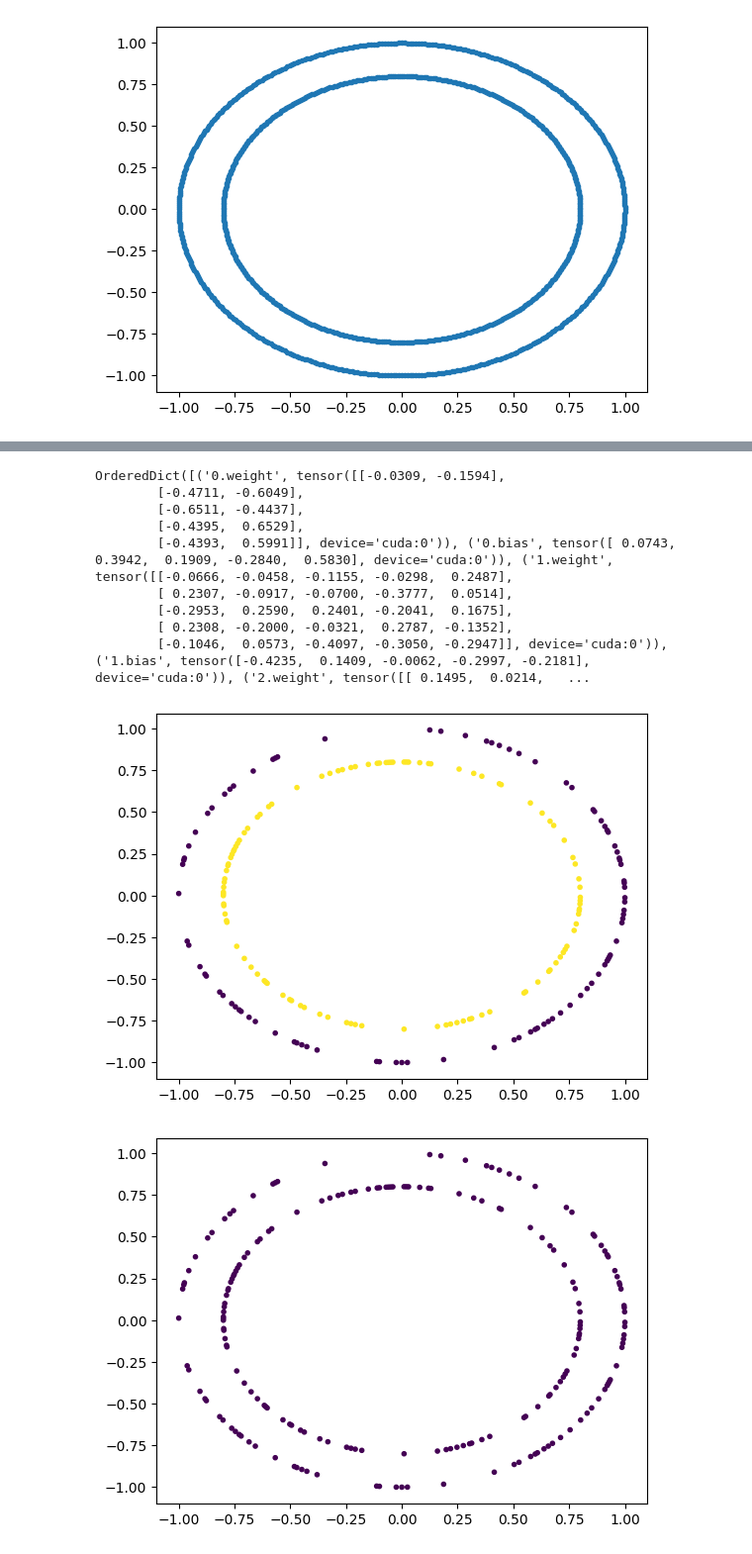
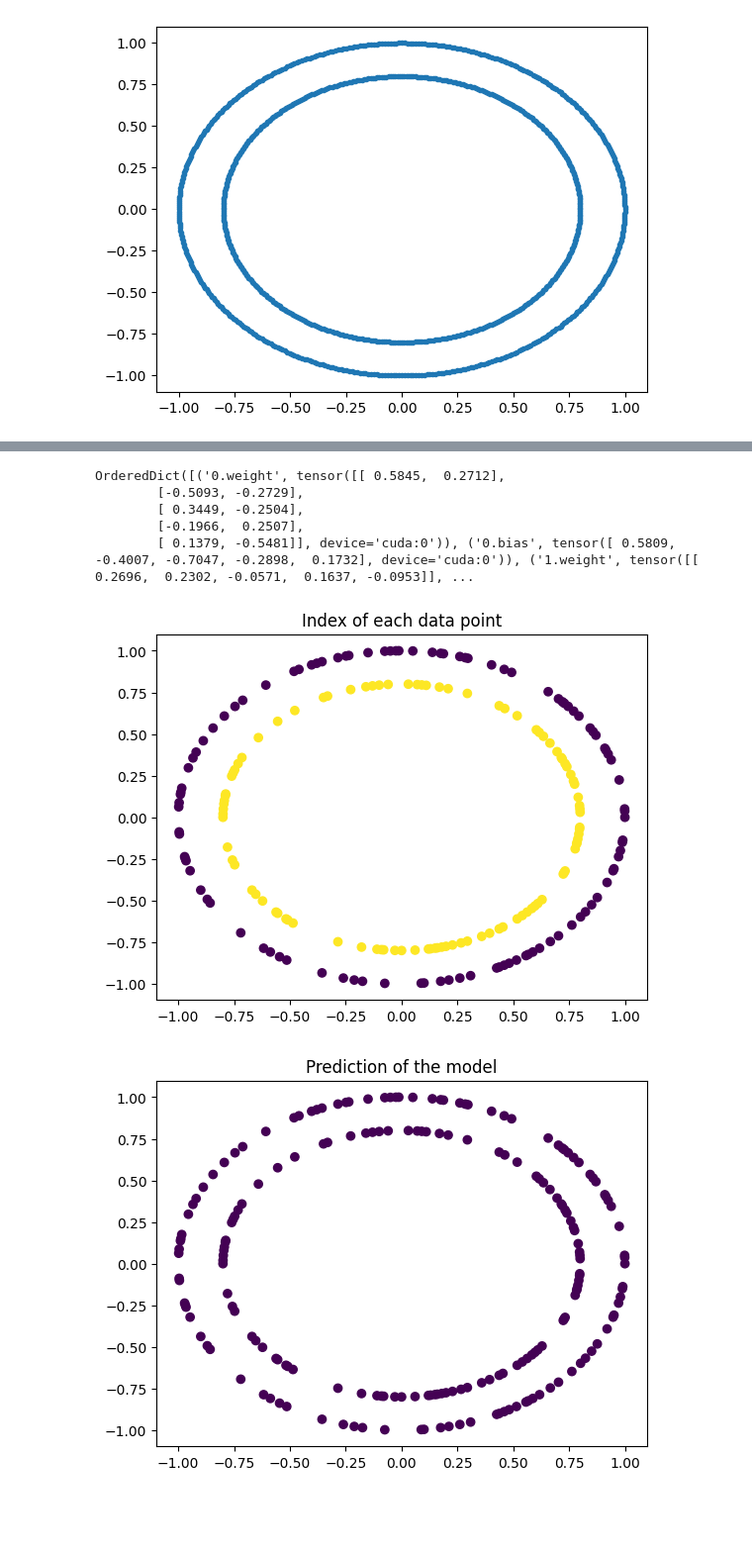
Before and after one commit to danialghamari/Learning-Pytorch, a Jupyter notebook: 2Classification/Binary_classification1.ipynb, the cells around one changed output, grey strips where cells are left out. Shown at 99% size. Drawn from its saved outputs; the diff is of its cells as text; code cells hidden in the pictures; blank space fills up the shorter version.

```diff
--- a/2Classification/Binary_classification1.ipynb
+++ b/2Classification/Binary_classification1.ipynb
@@ -29,33 +35,31 @@ y_train = y_train.to(device)
 # %%
 model_0 = nn.Sequential(
     nn.Linear(in_features=2,out_features=5),
-    nn.Linear(in_features=5,out_features=5),
+    # nn.Linear(in_features=5,out_features=5),
     nn.Linear(in_features=5,out_features=1)
     ).to(device)
 
 
 print(model_0.state_dict())
 # %% [output]
-OrderedDict([('0.weight', tensor([[-0.0309, -0.1594],
-        [-0.4711, -0.6049],
-        [-0.6511, -0.4437],
-        [-0.4395,  0.6529],
-        [-0.4393,  0.5991]], device='cuda:0')), ('0.bias', tensor([ 0.0743,  0.3942,  0.1909, -0.2840,  0.5830], device='cuda:0')), ('1.weight', tensor([[-0.0666, -0.0458, -0.1155, -0.0298,  0.2487],
-        [ 0.2307, -0.0917, -0.0700, -0.3777,  0.0514],
-        [-0.2953,  0.2590,  0.2401, -0.2041,  0.1675],
-        [ 0.2308, -0.2000, -0.0321,  0.2787, -0.1352],
-        [-0.1046,  0.0573, -0.4097, -0.3050, -0.2947]], device='cuda:0')), ('1.bias', tensor([-0.4235,  0.1409, -0.0062, -0.2997, -0.2181], device='cuda:0')), ('2.weight', tensor([[ 0.1495,  0.0214,   ...
+OrderedDict([('0.weight', tensor([[ 0.5845,  0.2712],
+        [-0.5093, -0.2729],
+        [ 0.3449, -0.2504],
+        [-0.1966,  0.2507],
+        [ 0.1379, -0.5481]], device='cuda:0')), ('0.bias', tensor([ 0.5809, -0.4007, -0.7047, -0.2898,  0.1732], device='cuda:0')), ('1.weight', tensor([[ 0.2696,  0.2302, -0.0571,  0.1637, -0.0953]], ...
 # %%
 with torch.inference_mode():
     y_pred = torch.sigmoid(model_0(x_test))
 # %%
-plt.scatter(x_test.to('cpu')[:,0],x_test.to('cpu')[:,1],c=y_test.to('cpu'),marker='.')
+plt.title('Index of each data point')
+plt.scatter(x_test[:,0].to('cpu'),x_test[:,1].to('cpu'),c=y_test.to('cpu'))
 plt.show()
-plt.scatter(x_test.to('cpu')[:,0],x_test.to('cpu')[:,1],c=y_pred.to('cpu').round(),marker='.')
+plt.title('Prediction of the model')
+plt.scatter(x_test[:,0].to('cpu'),x_test[:,1].to('cpu'),c=torch.round(torch.sigmoid(y_pred)).to('cpu'))
 plt.show()
 # %% [output]
-[figure, old version]
+[figure, new version]
-[figure, old version]
+[figure, new version]
 # %%
 loss_func = nn.BCEWithLogitsLoss()
 
```
Also changed, not shown: parts of 28 cells of this notebook.
